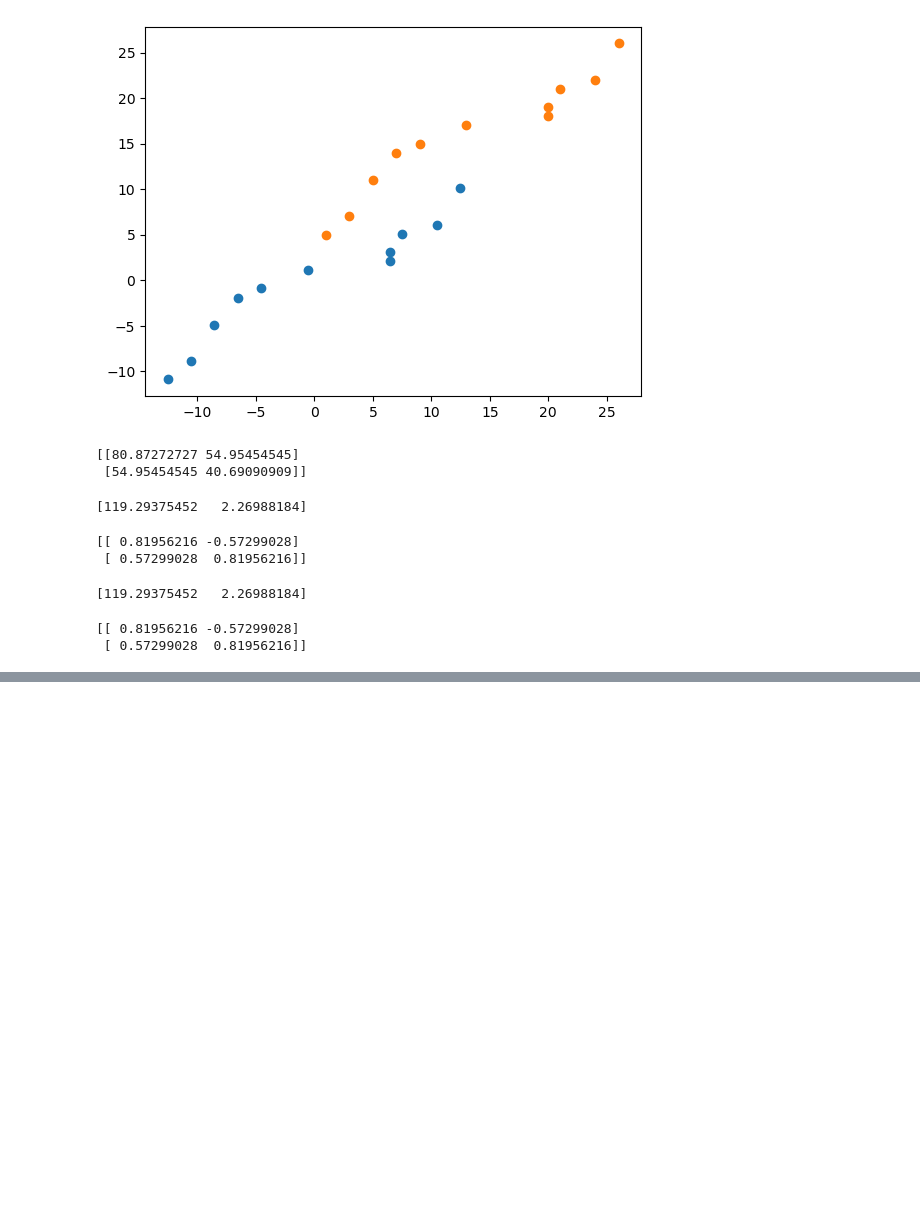
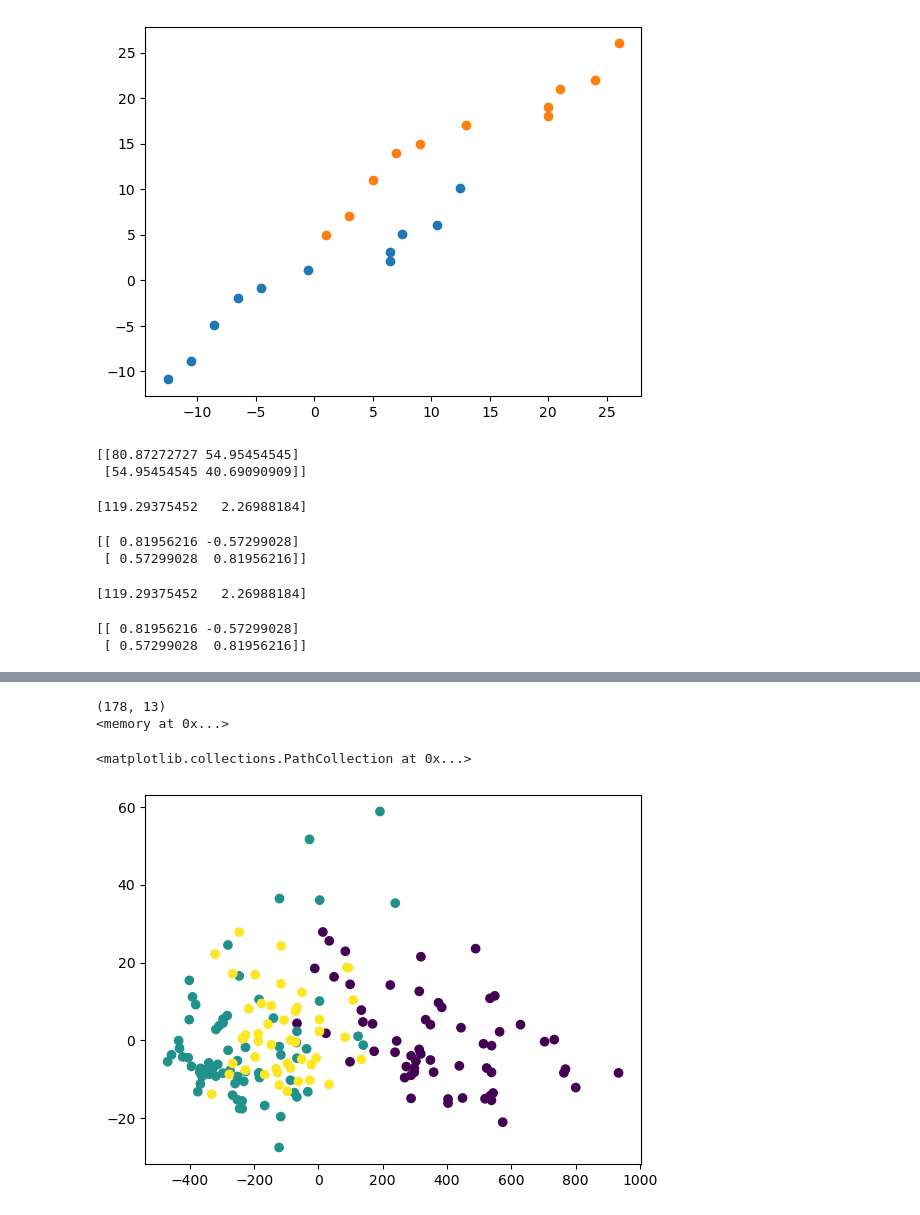
Before and after one commit to upadhyayap/pylearn, a Jupyter notebook: notebooks/PCA.ipynb, the cells around one changed output, grey strips where cells are left out. Cells and saved outputs as stored; diff of their text form; code cells hidden in the pictures; blank space fills up the shorter version.

```diff
--- a/notebooks/PCA.ipynb
+++ b/notebooks/PCA.ipynb
@@ -87,0 +174,17 @@ print(sorted_evec)
+# %%
+from sklearn.datasets import load_wine
+import matplotlib.pyplot as plt
+wine = load_wine()
+print(wine.data.shape)
+
+pca = PCA(n_components=2)
+pca.fit(wine.data)
+wine_reduced = pca.fit_transform(wine.data)
+print(wine_reduced.data)
+
+plt.scatter(wine_reduced[:, 0],wine_reduced[:,1], c=wine.target)
+# %% [output]
+(178, 13)
+<memory at 0x...>
+<matplotlib.collections.PathCollection at 0x...>
+[figure, added]
```
Also changed, not shown: parts of 8 cells of this notebook, 2 other files.
